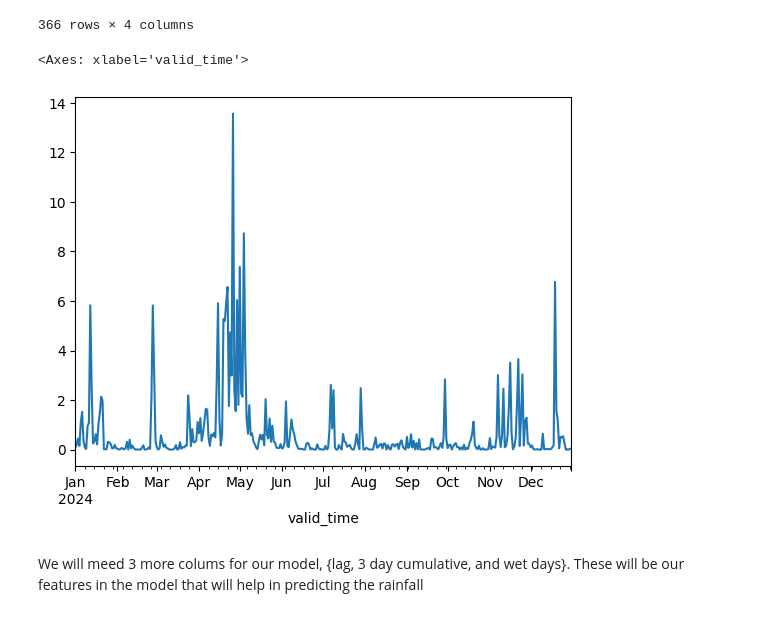
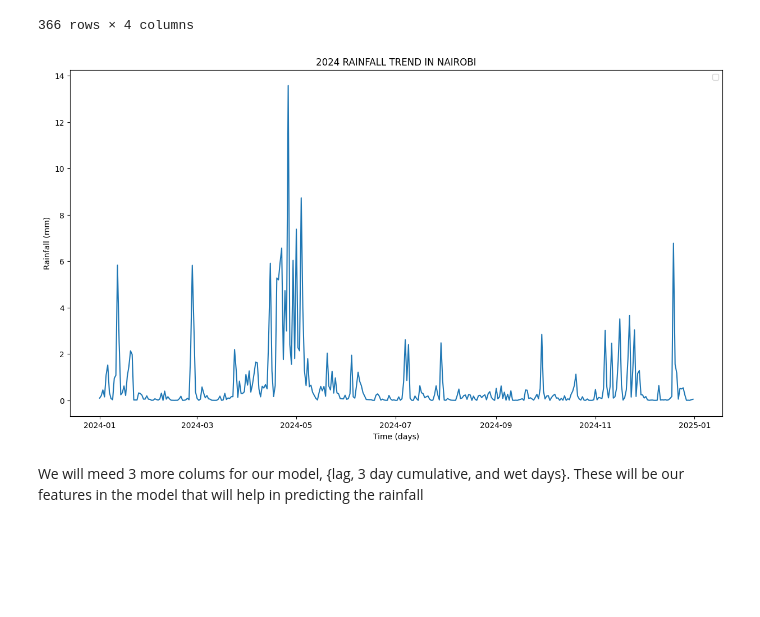
Before and after one commit to Erickpython/python_for_meteorology, a Jupyter notebook: Rainfall Prediction/simple_rainfall_predict_model.ipynb, the cells around one changed output. Cells and saved outputs as stored; diff of their text form; code cells hidden in the pictures; blank space fills up the shorter version.

```diff
--- a/Rainfall Prediction/simple_rainfall_predict_model.ipynb
+++ b/Rainfall Prediction/simple_rainfall_predict_model.ipynb
@@ -129,10 +129,16 @@ df_nairobi
 | 2024-12-31 | 0 | -1.25 | 36.75 | 0.046730 |
 366 rows × 4 columns
 # %%
-df_nairobi["nairobi_rain_2024_mm"].plot()
+import matplotlib.pyplot as plt
+plt.figure(figsize=(15,8))
+plt.plot (df_nairobi["nairobi_rain_2024_mm"])
+plt.legend()
+plt.title ("2024 RAINFALL TREND IN NAIROBI")
+plt.ylabel("Rainfall (mm)")
+plt.xlabel("Time (days)")
+plt.show()
 # %% [output]
-<Axes: xlabel='valid_time'>
-[figure, old version]
+[figure, new version]
 # %% [markdown]
 We will meed 3 more colums for our model, {lag, 3 day cumulative, and wet days}. These will be our features in the model that will help in predicting the rainfall
 # %%
```
Also changed, not shown: parts of 2 cells of this notebook, 2 other files.
